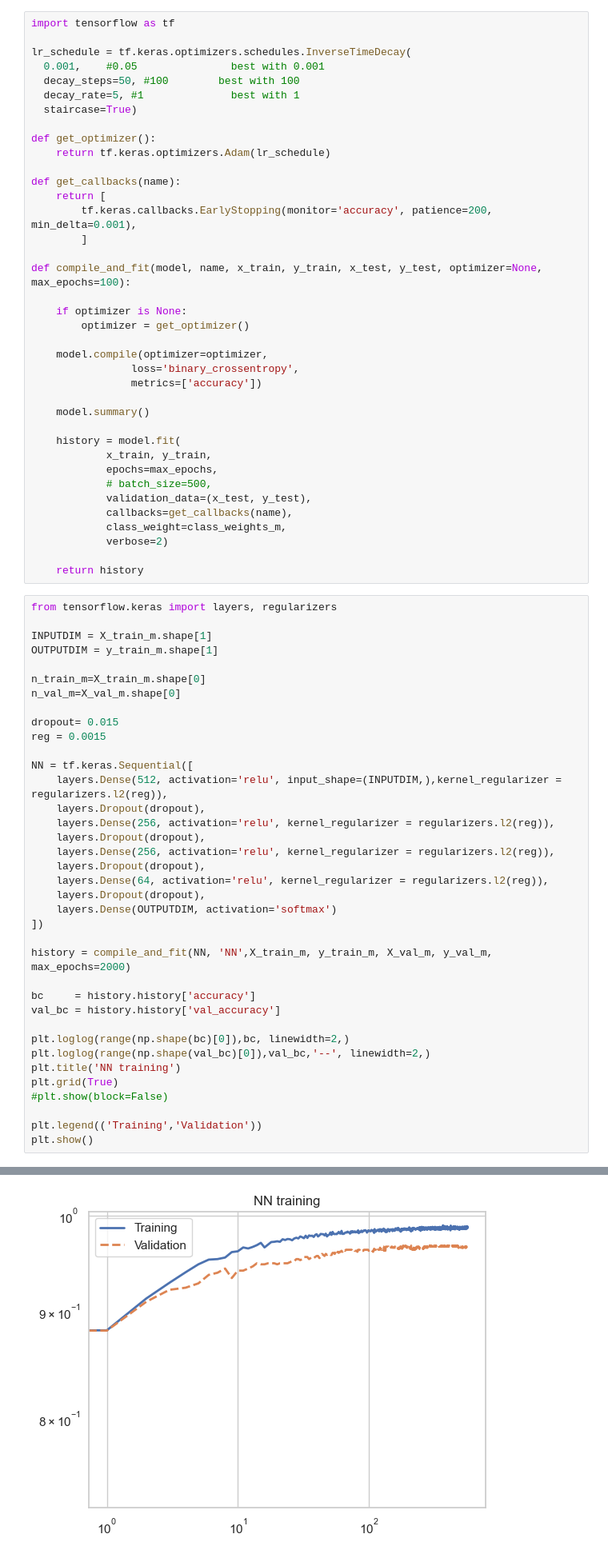
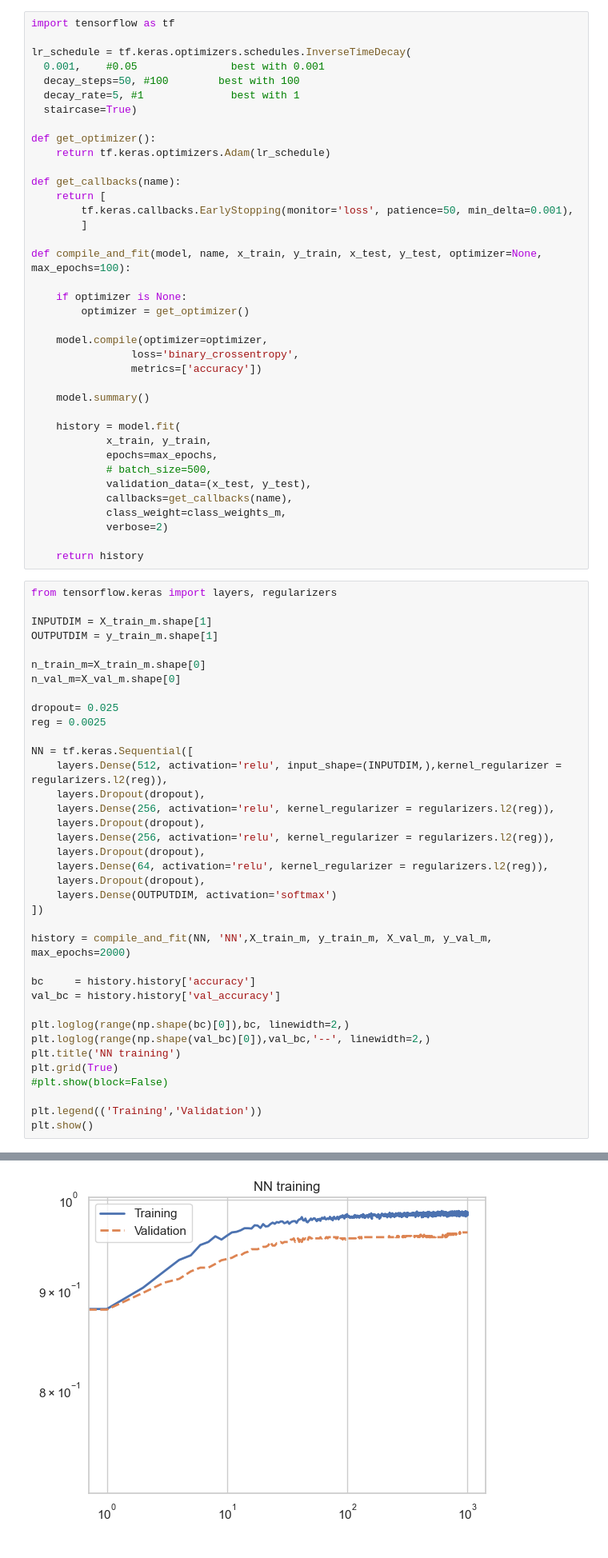
Before and after one commit to vittoriomussin/sand-task---SANDvox-Harvesters, a Jupyter notebook: SAND Tasks/SAND_Challenge_task1_dataset/Binary_Classification.ipynb, the cells around one changed output, grey strips where cells are left out. Shown at 80% size. Drawn from its saved outputs; the diff is of its cells as text.

```diff
--- a/SAND Tasks/SAND_Challenge_task1_dataset/Binary_Classification.ipynb
+++ b/SAND Tasks/SAND_Challenge_task1_dataset/Binary_Classification.ipynb
@@ -312,7 +312,7 @@ def get_optimizer():
 
 def get_callbacks(name):
     return [
-        tf.keras.callbacks.EarlyStopping(monitor='accuracy', patience=200, min_delta=0.001),
+        tf.keras.callbacks.EarlyStopping(monitor='loss', patience=50, min_delta=0.001),
         ]
 
 def compile_and_fit(model, name, x_train, y_train, x_test, y_test, optimizer=None, max_epochs=100):
@@ -345,8 +345,8 @@ OUTPUTDIM = y_train_m.shape[1]
 n_train_m=X_train_m.shape[0]
 n_val_m=X_val_m.shape[0]
 
-dropout= 0.015
-reg = 0.0015
+dropout= 0.025
+reg = 0.0025
 
 NN = tf.keras.Sequential([
     layers.Dense(512, activation='relu', input_shape=(INPUTDIM,),kernel_regularizer = regularizers.l2(reg)),
@@ -415,2 +415,2 @@ Epoch 570/2000
-[figure, old version]
+[figure, new version]
 # %% [markdown]
```
Also changed, not shown: parts of 19 cells of this notebook, 18 other files.
